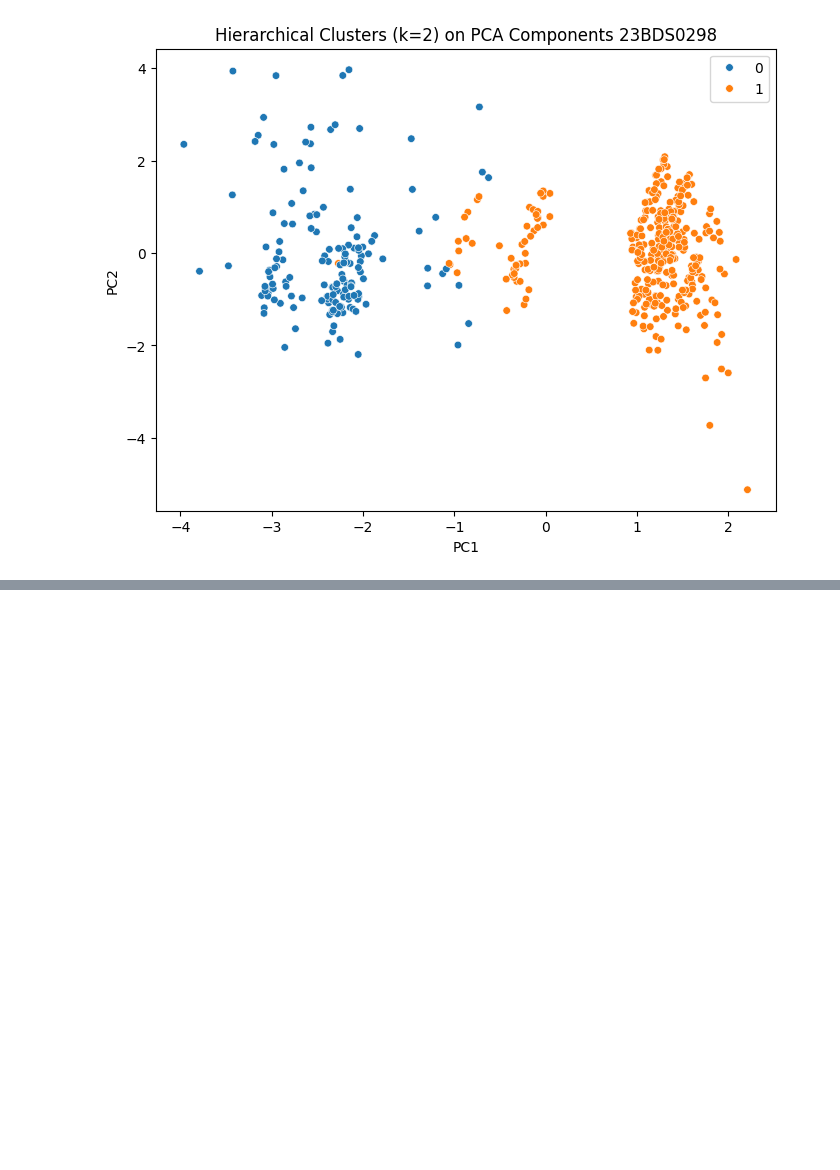
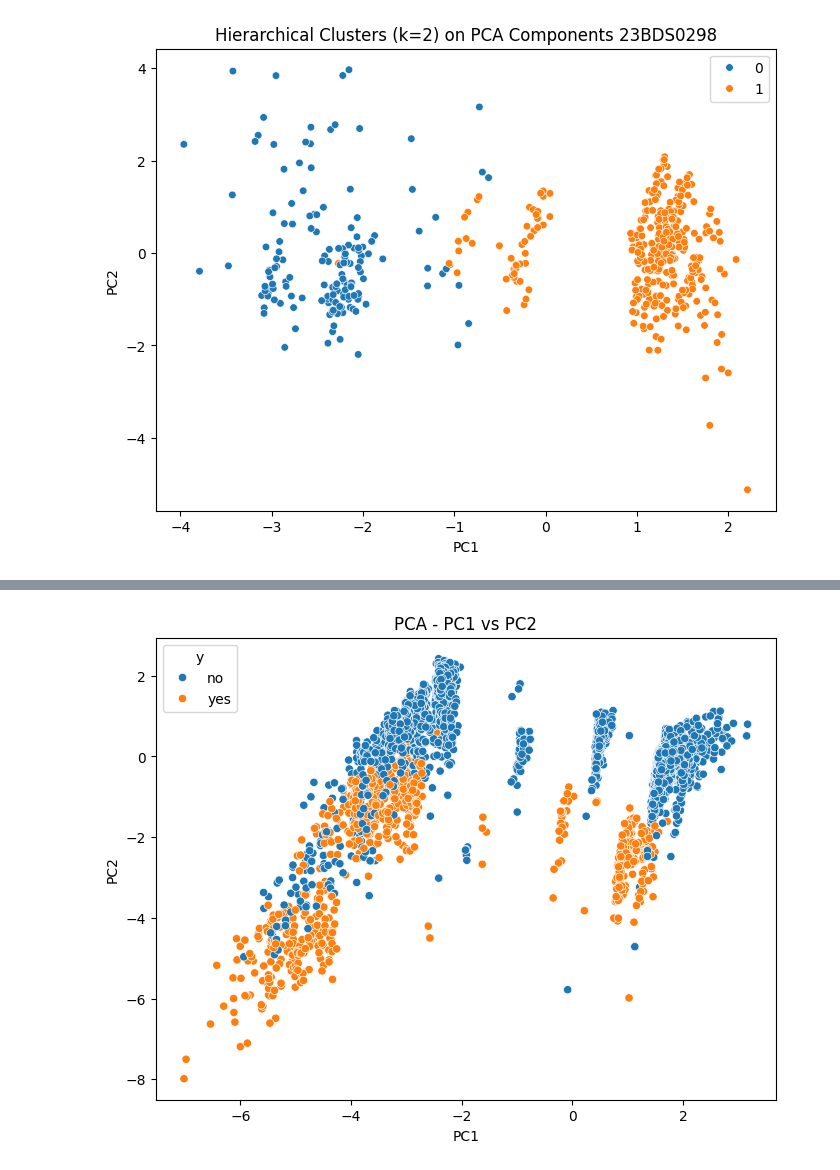
Before and after one commit to sadhaaa/sadhapaEDA, a Jupyter notebook: EDA_Phase1.ipynb, the cells around one changed output, grey strips where cells are left out. Saved outputs shown, nothing was run; the diff lists cells and outputs as text; code cells hidden in the pictures; blank space fills up the shorter version.

```diff
--- a/EDA_Phase1.ipynb
+++ b/EDA_Phase1.ipynb
@@ -578,0 +611,13 @@ hc_cluster
+# %%
+pca2 = PCA(n_components=2)
+X_pca = pca2.fit_transform(X_scaled)
+
+pca_df = pd.DataFrame(X_pca, columns=['PC1', 'PC2'])
+pca_df['y'] = df['y']
+
+plt.figure(figsize=(8,6))
+sns.scatterplot(x='PC1', y='PC2', hue='y', data=pca_df)
+plt.title('PCA - PC1 vs PC2')
+plt.show()
+# %% [output]
+[figure, added]
```
Also changed, not shown: parts of 3 cells of this notebook.
